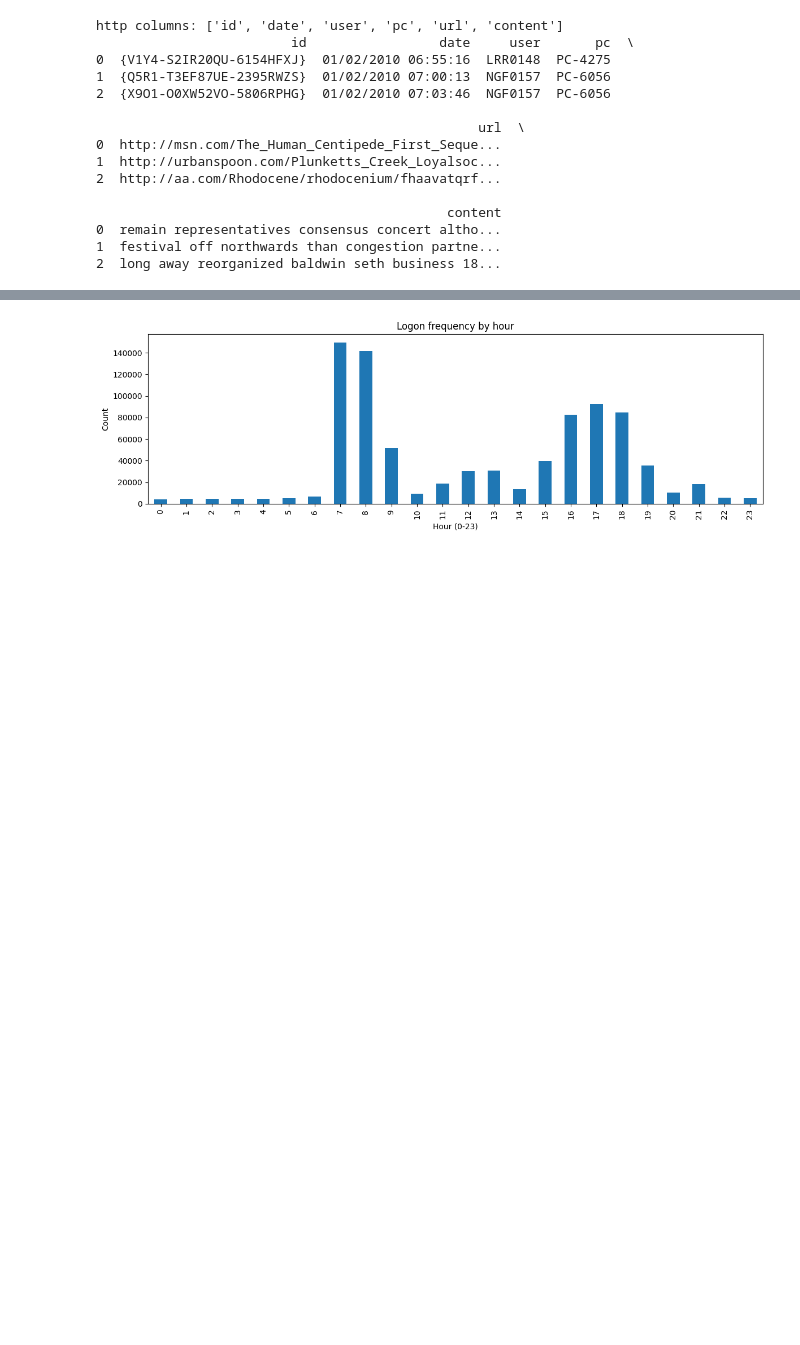
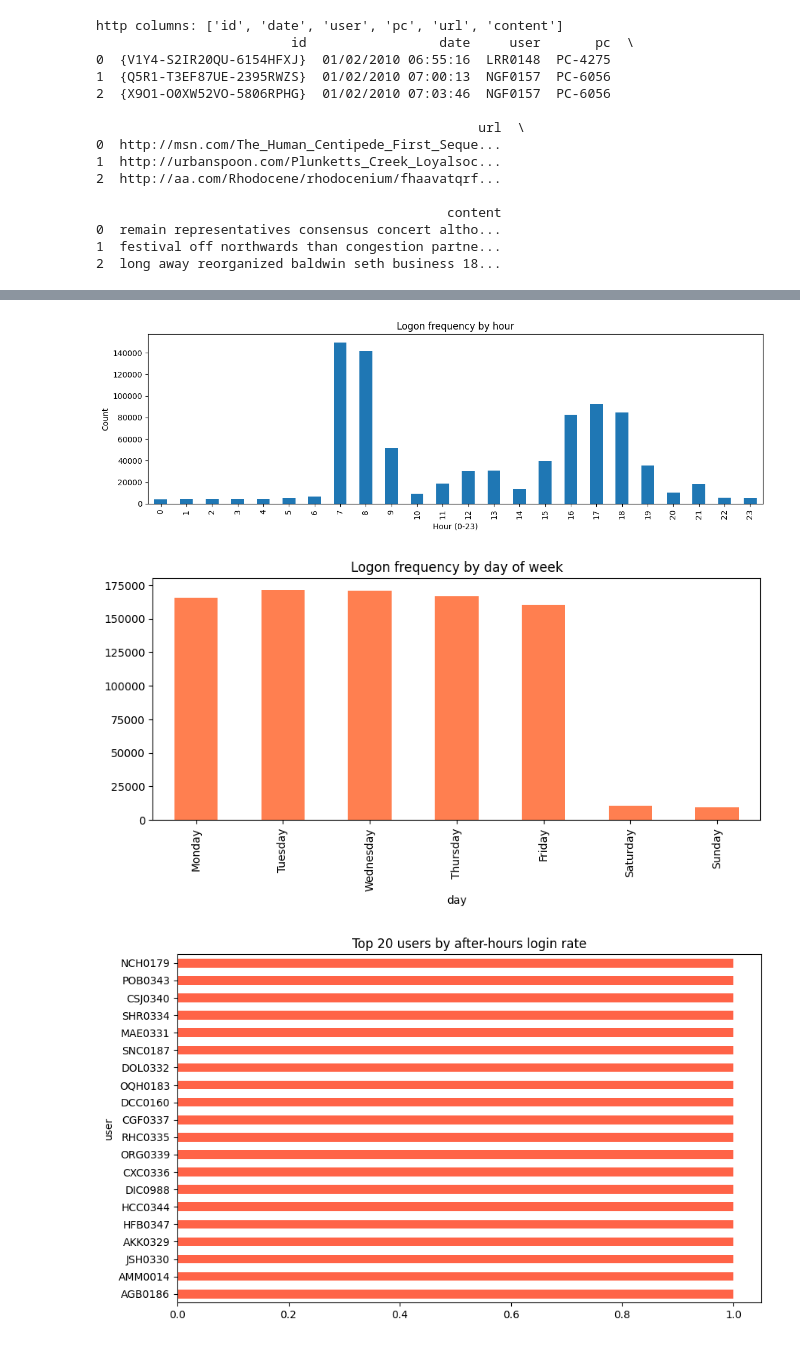
Before and after one commit to RishikaKanyal123/UEBA-System, a Jupyter notebook: notebooks/01_data_exploration.ipynb, the cells around one changed output, grey strips where cells are left out. Drawn from its saved outputs; the diff is of its cells as text; code cells hidden in the pictures; blank space fills up the shorter version.

```diff
--- a/notebooks/01_data_exploration.ipynb
+++ b/notebooks/01_data_exploration.ipynb
@@ -114,9 +128,14 @@ print("columns:", insiders.columns.tolist())
 print(insiders.head(10))
 
 # How many unique malicious users?
-r42_insiders = insiders[insiders['dataset'] == 4.2]
+r42_insiders = insiders[insiders['dataset'].astype(str).str.contains('4.2', na=False)]
 print(f"\nMalicious users in r4.2: {r42_insiders['user'].nunique()}")
 print(r42_insiders[['user','scenario','start','end']].to_string())
+print("\nScenarios found:")
+print(r42_insiders['scenario'].value_counts())
+print("\nInsider user IDs (save these — needed for evaluation):")
+insider_ids = r42_insiders['user'].str.upper().unique().tolist()
+print(insider_ids)
 # %% [output]
 insiders shape: (191, 6)
 columns: ['dataset', 'scenario', 'details', 'user', 'start', 'end']
@@ -138,13 +157,33 @@ columns: ['dataset', 'scenario', 'details', 'user', 'start', 'end']
 # %%
 # --- Time distribution of logons ---
 logon['date'] = pd.to_datetime(logon['date'])
 logon['hour'] = logon['date'].dt.hour
 logon['hour'].value_counts().sort_index().plot(kind='bar', figsize=(12,4))
 plt.title("Logon frequency by hour")
 plt.xlabel("Hour (0-23)")
 plt.ylabel("Count")
 plt.tight_layout()
 plt.savefig("../data/processed/logon_hours.png")
 plt.show()
+# Chart 2 — ADD: logons by day of week
+logon['day'] = logon['date'].dt.day_name()
+day_order = ['Monday','Tuesday','Wednesday','Thursday','Friday','Saturday','Sunday']
+logon['day'].value_counts()[day_order].plot(kind='bar', figsize=(10,4), color='coral')
+plt.title('Logon frequency by day of week'); plt.savefig('../data/processed/logon_days.png'); plt.show()
+# Chart 3 — ADD: after-hours rate per user (top 20 most suspicious)
+logon['is_after_hours'] = (logon['hour'] < 8) | (logon['hour'] >= 18)
+after_hrs = logon.groupby('user')['is_after_hours'].mean().sort_values(ascending=False).head(20)
+after_hrs.plot(kind='barh', figsize=(10,6), color='tomato')
+plt.title('Top 20 users by after-hours login rate')
+plt.savefig('../data/processed/after_hours_users.png'); plt.show()
+# Chart 4 — ADD: highlight insider users vs normal users
+logon['is_insider'] = logon['user'].str.upper().isin(insider_ids)
+comp = logon.groupby('is_insider')['is_after_hours'].mean()
+comp.index = ['Normal users','Insider users']
+comp.plot(kind='bar', figsize=(6,4), color=['steelblue','tomato'])
+plt.title('After-hours rate: normal vs insider users')
+plt.savefig('../data/processed/insider_vs_normal.png'); plt.show()
 # %% [output]
 [figure]
+[figure, added]
+[figure, added]
```
Also changed, not shown: parts of 6 cells of this notebook, 7 other files.
